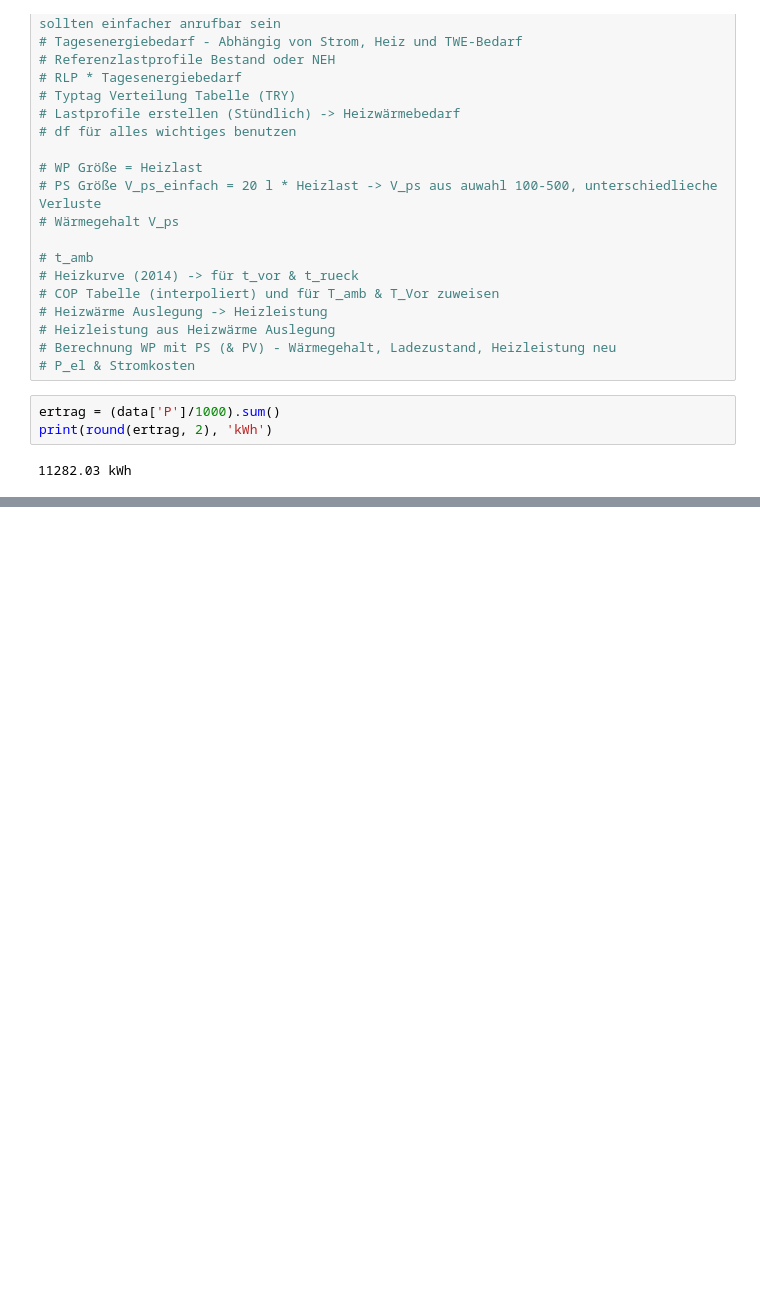
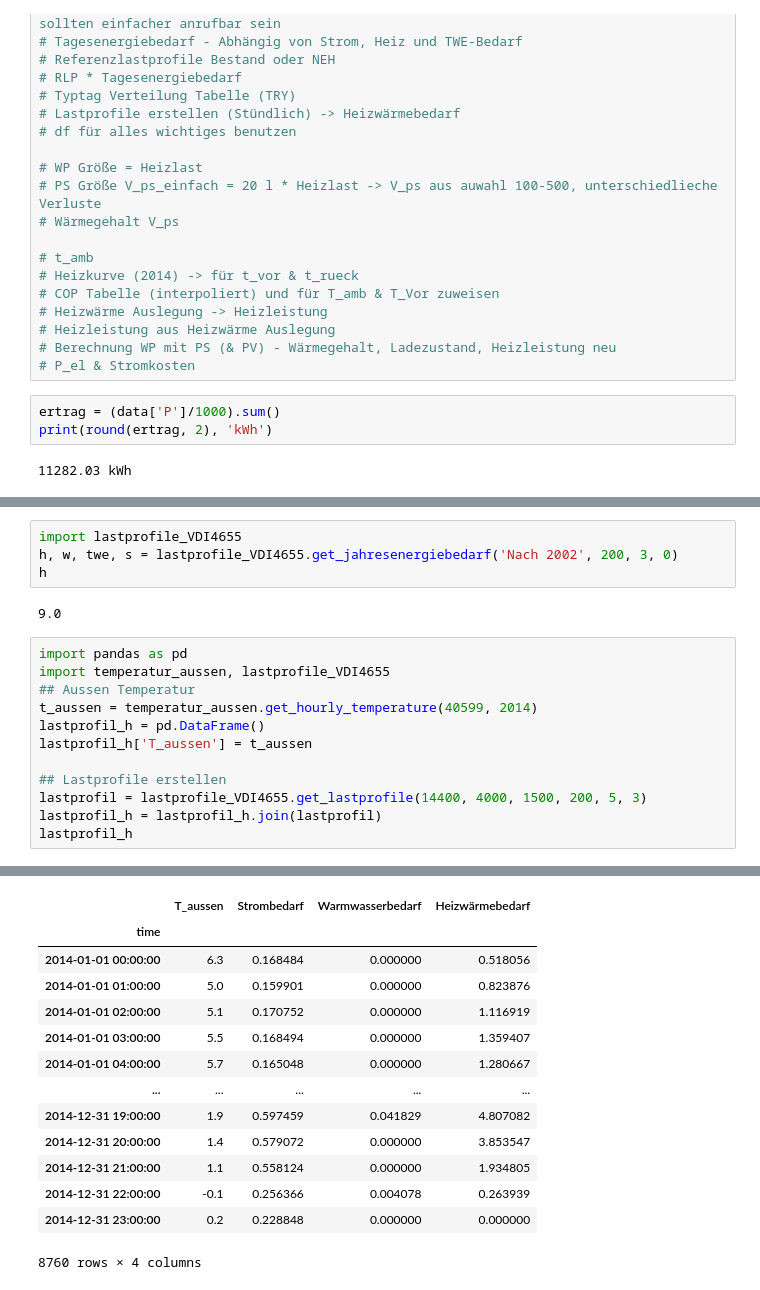
Before and after one commit to d-esplo/hemsrechner, a Jupyter notebook: wp+ps+pv_250118.ipynb, the cells around one changed output, grey strips where cells are left out. Drawn from its saved outputs; the diff is of its cells as text; blank space fills up the shorter version.

```diff
--- a/wp+ps+pv_250118.ipynb
+++ b/wp+ps+pv_250118.ipynb
@@ -60,0 +131,19 @@ print(round(ertrag, 2), 'kWh')
+# %%
+import lastprofile_VDI4655
+h, w, twe, s = lastprofile_VDI4655.get_jahresenergiebedarf('Nach 2002', 200, 3, 0)
+h
+# %% [output]
+9.0
+# %%
+import pandas as pd
+import temperatur_aussen, lastprofile_VDI4655
+## Aussen Temperatur
+t_aussen = temperatur_aussen.get_hourly_temperature(40599, 2014)
+lastprofil_h = pd.DataFrame()
+lastprofil_h['T_aussen'] = t_aussen
+
+## Lastprofile erstellen
+lastprofil = lastprofile_VDI4655.get_lastprofile(14400, 4000, 1500, 200, 5, 3)
+lastprofil_h = lastprofil_h.join(lastprofil)
+lastprofil_h
+# %% [output]
@@ -60,0 +151,14 @@ print(round(ertrag, 2), 'kWh')
+|  | T_aussen | Strombedarf | Warmwasserbedarf | Heizwärmebedarf |
+| time |  |  |  |  |
+| 2014-01-01 00:00:00 | 6.3 | 0.168484 | 0.000000 | 0.518056 |
+| 2014-01-01 01:00:00 | 5.0 | 0.159901 | 0.000000 | 0.823876 |
+| 2014-01-01 02:00:00 | 5.1 | 0.170752 | 0.000000 | 1.116919 |
+| 2014-01-01 03:00:00 | 5.5 | 0.168494 | 0.000000 | 1.359407 |
+| 2014-01-01 04:00:00 | 5.7 | 0.165048 | 0.000000 | 1.280667 |
+| ... | ... | ... | ... | ... |
+| 2014-12-31 19:00:00 | 1.9 | 0.597459 | 0.041829 | 4.807082 |
+| 2014-12-31 20:00:00 | 1.4 | 0.579072 | 0.000000 | 3.853547 |
+| 2014-12-31 21:00:00 | 1.1 | 0.558124 | 0.000000 | 1.934805 |
+| 2014-12-31 22:00:00 | -0.1 | 0.256366 | 0.004078 | 0.263939 |
+| 2014-12-31 23:00:00 | 0.2 | 0.228848 | 0.000000 | 0.000000 |
+8760 rows × 4 columns
```
Also changed, not shown: parts of 6 cells of this notebook, 2 other files.
